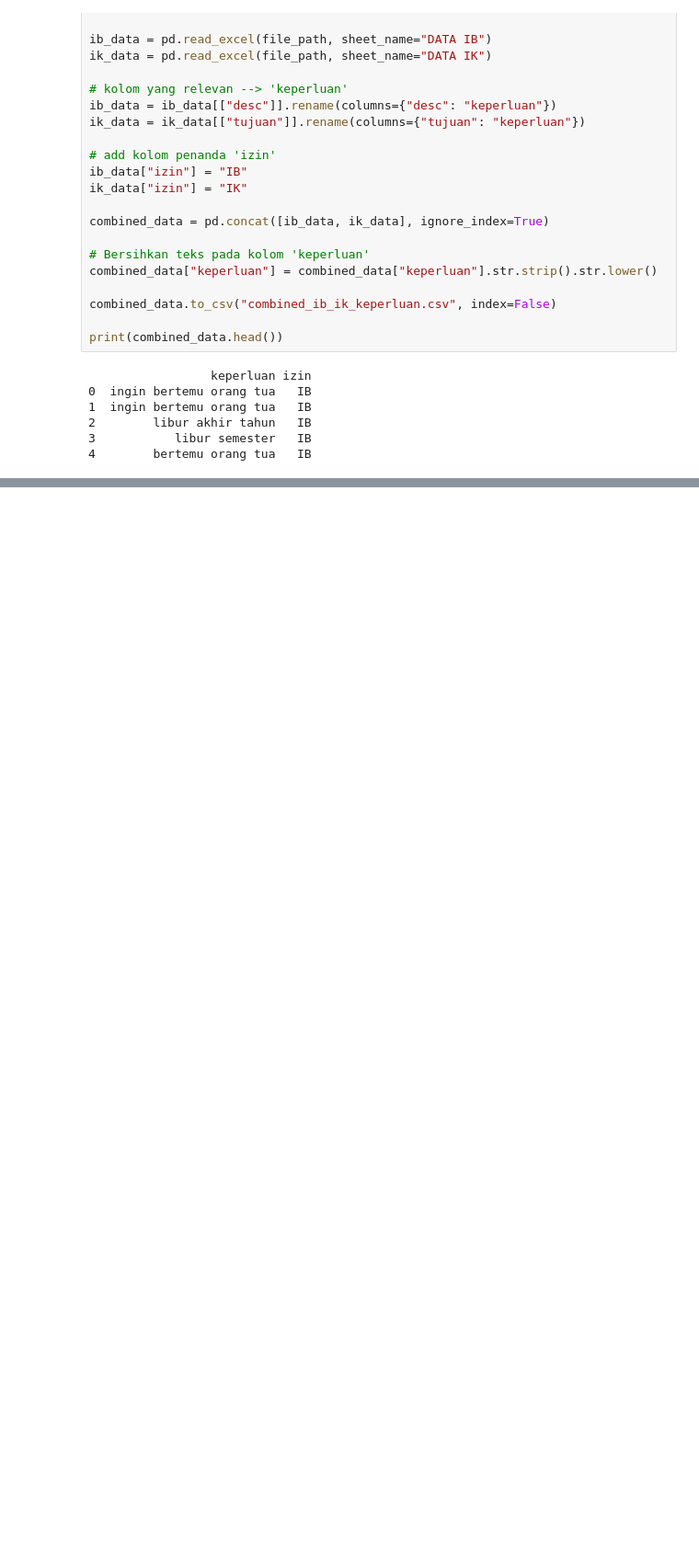
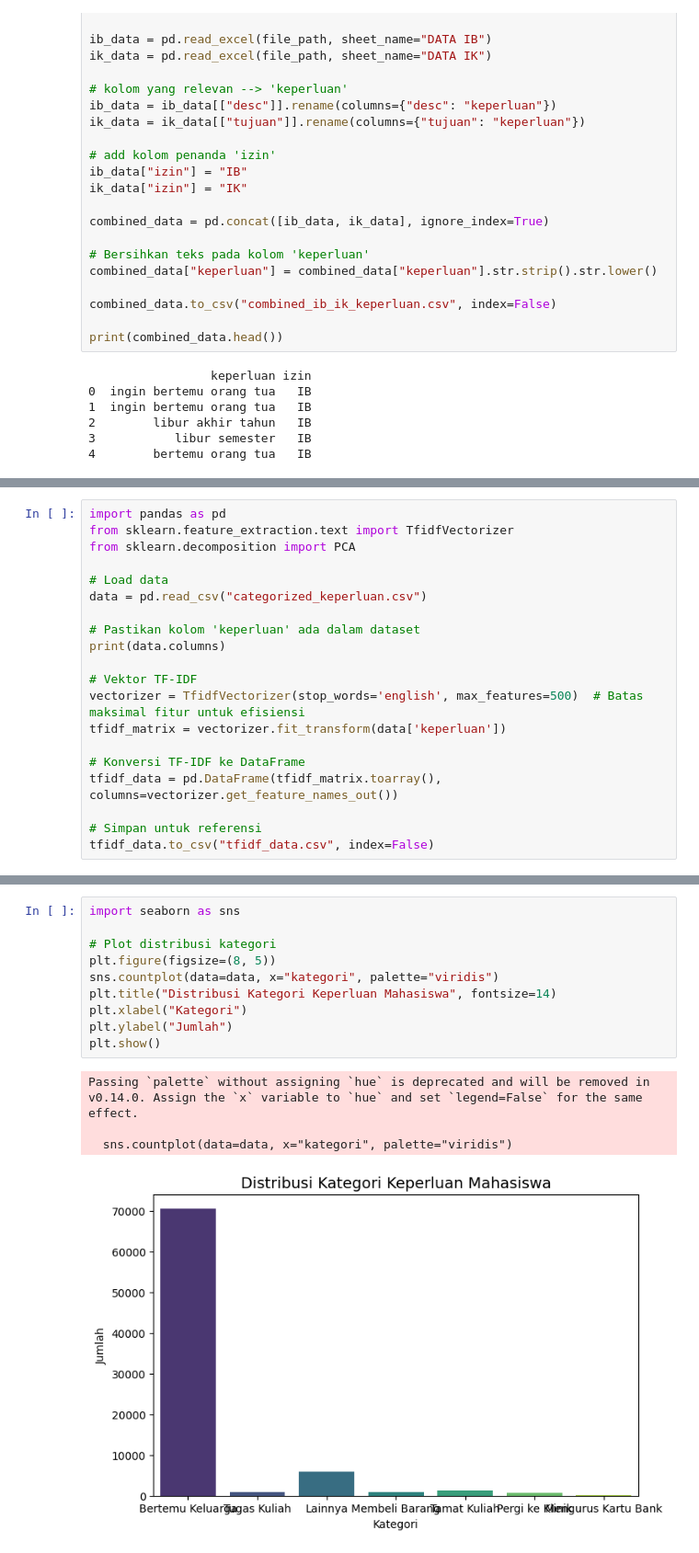
Before and after one commit to StillLearnSVN/MachineLearning07, a Jupyter notebook: preprocessed.ipynb, the cells around one changed output, grey strips where cells are left out. Shown: that part at 92% size. Cells and saved outputs as stored; diff of their text form; blank space fills up the shorter version.

```diff
--- a/preprocessed.ipynb
+++ b/preprocessed.ipynb
@@ -33,0 +139,20 @@ print(combined_data.head())
+# %%
+import pandas as pd
+from sklearn.feature_extraction.text import TfidfVectorizer
+from sklearn.decomposition import PCA
+
+# Load data
+data = pd.read_csv("categorized_keperluan.csv")
+
+# Pastikan kolom 'keperluan' ada dalam dataset
+print(data.columns)
+
+# Vektor TF-IDF
+vectorizer = TfidfVectorizer(stop_words='english', max_features=500)  # Batas maksimal fitur untuk efisiensi
+tfidf_matrix = vectorizer.fit_transform(data['keperluan'])
+
+# Konversi TF-IDF ke DataFrame
+tfidf_data = pd.DataFrame(tfidf_matrix.toarray(), columns=vectorizer.get_feature_names_out())
+
+# Simpan untuk referensi
+tfidf_data.to_csv("tfidf_data.csv", index=False)
@@ -33,0 +180,15 @@ print(combined_data.head())
+# %%
+import seaborn as sns
+
+# Plot distribusi kategori
+plt.figure(figsize=(8, 5))
+sns.countplot(data=data, x="kategori", palette="viridis")
+plt.title("Distribusi Kategori Keperluan Mahasiswa", fontsize=14)
+plt.xlabel("Kategori")
+plt.ylabel("Jumlah")
+plt.show()
+# %% [output]
+Passing `palette` without assigning `hue` is deprecated and will be removed in v0.14.0. Assign the `x` variable to `hue` and set `legend=False` for the same effect.
+
+  sns.countplot(data=data, x="kategori", palette="viridis")
+[figure, added]
```
Also changed, not shown: parts of 11 cells of this notebook, 3 other files.
